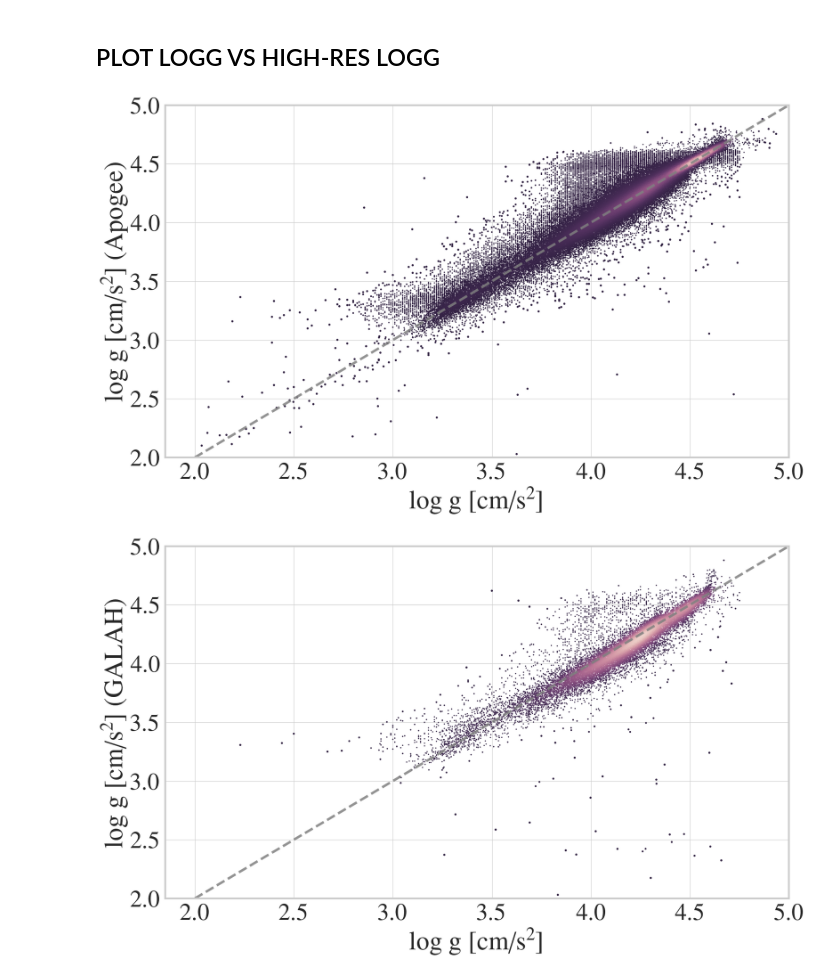
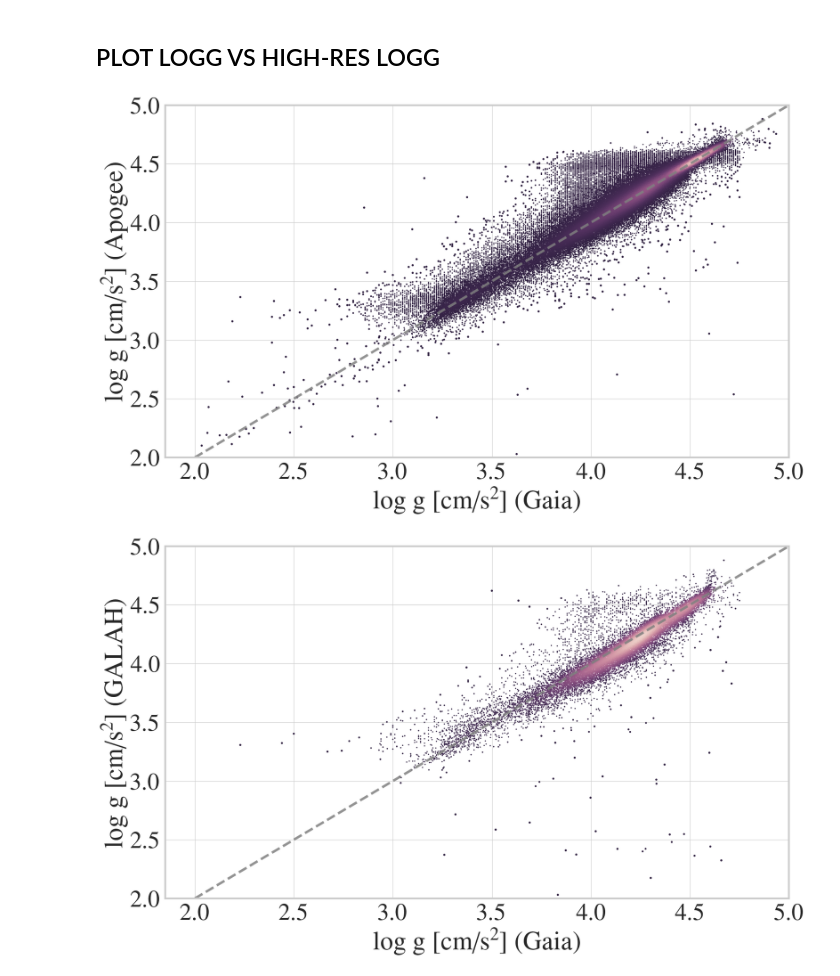
Before and after one commit to ChrisBoettner/plato, a Jupyter notebook: notebooks/A_survey_comparison.ipynb, the cells around one changed output. Saved outputs shown, nothing was run; the diff lists cells and outputs as text; code cells hidden in the pictures.

Commit message:
small changes to plots

```diff
--- a/notebooks/A_survey_comparison.ipynb
+++ b/notebooks/A_survey_comparison.ipynb
@@ -91,6 +73,7 @@ for dataset, name in {"_apogee": "(Apogee)", "_galah": "(GALAH)"}.items():
 
     metallicity_scatter.set_xlim(xlim)
     metallicity_scatter.set_ylim(ylim)
+    metallicity_scatter.set_xlabel(f"[Fe/H] (Gaia)")
     metallicity_scatter.set_ylabel(f"[Fe/H] {name}")
 
     FigureProcessor(metallicity_scatter).save(
@@ -126,33 +109,33 @@ for dataset, name in {"_apogee": "(Apogee)", "_galah": "(GALAH)"}.items():
         0,
         color="grey",
         linewidth=1.5,
     )
     logg_scatter.axhline(
         0,
         color="grey",
         linewidth=1.5,
     )
     logg_scatter.plot(
         [ylim[0], xlim[1]],
         [ylim[0], xlim[1]],
         color="grey",
         linewidth=4,
         linestyle="--",
         alpha=0.85,
         rasterized=True,
     )
 
     logg_scatter.set_xlim(xlim)
     logg_scatter.set_ylim(ylim)
-    logg_scatter.set_xlabel(rf"log g [cm/s$^2$]")
+    logg_scatter.set_xlabel(rf"log g [cm/s$^2$] (Gaia)")
     logg_scatter.set_ylabel(rf"log g [cm/s$^2$] {name}")
 
     FigureProcessor(logg_scatter).save(
         f"logg_scatterplot{dataset}.pdf",
         figure_directory=figure_directory,
         save=save,
     )
     plt.show()
 # %% [output]
-[figure, old version]
+[figure, new version]
-[figure, old version]
+[figure, new version]
```
Also changed, not shown: parts of 5 cells of this notebook, 7 other files.
